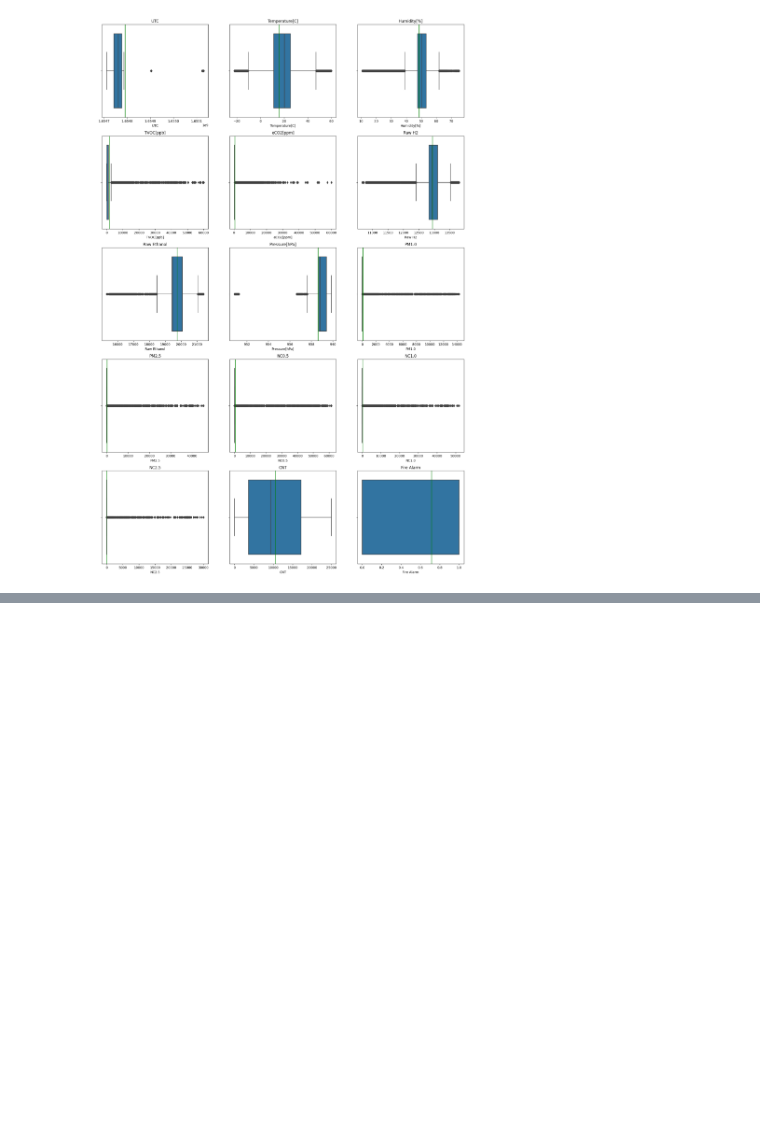
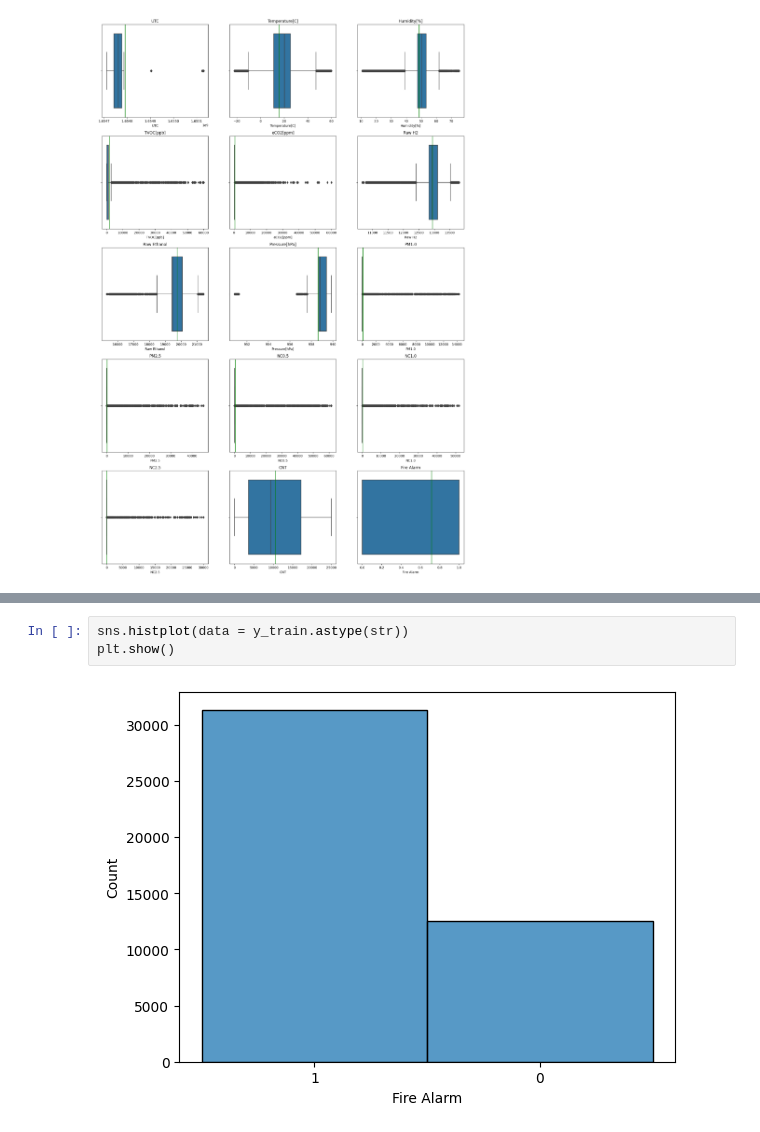
Before and after one commit to hendrikt1479/ml_project_final, a Jupyter notebook: notebooks/smoke.ipynb, the cells around one changed output, grey strips where cells are left out. Cells and saved outputs as stored; diff of their text form; blank space fills up the shorter version.

```diff
--- a/notebooks/smoke.ipynb
+++ b/notebooks/smoke.ipynb
@@ -360,0 +360,5 @@ plt.show()
+# %%
+sns.histplot(data = y_train.astype(str))
+plt.show()
+# %% [output]
+[figure, added]
```
Also changed, not shown: parts of 33 cells of this notebook, 1 other file.
